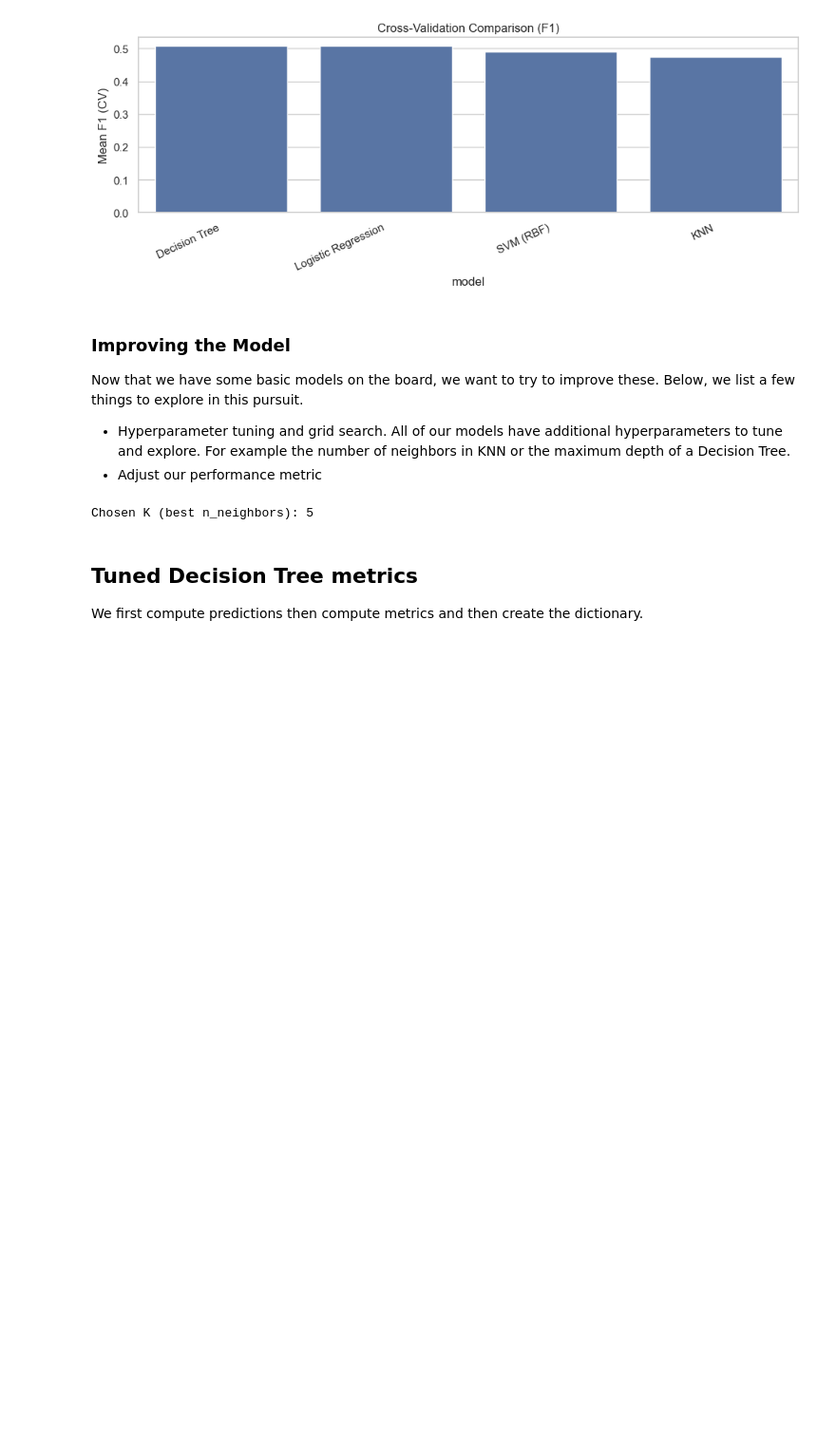
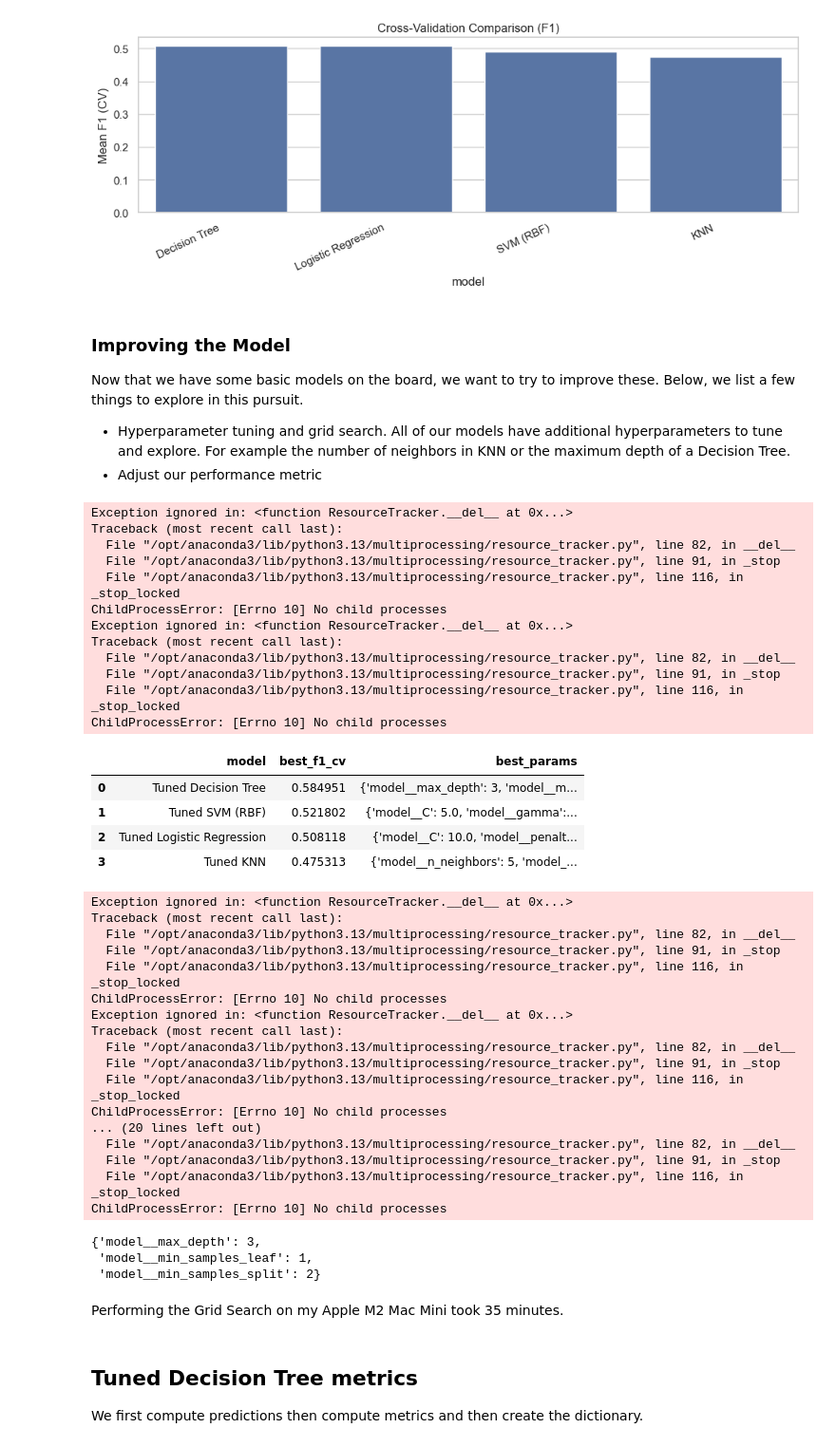
Before and after one commit to skavoori/practical-application-3, a Jupyter notebook: prompt_III.ipynb, the cells around one changed output. Shown at 95% size. Saved outputs shown, nothing was run; the diff lists cells and outputs as text; code cells hidden in the pictures; blank space fills up the shorter version.

```diff
--- a/prompt_III.ipynb
+++ b/prompt_III.ipynb
@@ -449,39 +449,77 @@ param_grids = {
         "model__n_neighbors": [5, 11, 15, 25],
         "model__weights": ["uniform", "distance"]
     },
     "Logistic Regression": {
         "model__C": [0.1, 1.0, 5.0, 10.0],
         "model__penalty": ["l2"],
         "model__solver": ["lbfgs"],
     },
     "Decision Tree": {
         "model__max_depth": [None, 3, 5, 10],
         "model__min_samples_split": [2, 10, 30],
         "model__min_samples_leaf": [1, 5, 10]
     },
     "SVM (RBF)": {
         "model__C": [0.5, 1.0, 5.0, 10.0],
         "model__gamma": ["scale", 0.1, 0.01]
     }
 }
 
 best_models = {}
 tuning_rows = []
 
 for name, model in models.items():
     pipe = Pipeline(steps=[("preprocess", preprocessor), ("model", model)])
     grid = GridSearchCV(pipe, param_grids[name], scoring="f1", cv=cv, n_jobs=-1)
     grid.fit(X_train, y_train)
     best_models[name] = grid.best_estimator_
     tuning_rows.append({"model": f"Tuned {name}", "best_f1_cv": grid.best_score_, "best_params": grid.best_params_})
 
 tuning_df = pd.DataFrame(tuning_rows).sort_values("best_f1_cv", ascending=False).reset_index(drop=True)
-tuning_df
+tuning_df.head()
+# %% [output]
+Exception ignored in: <function ResourceTracker.__del__ at 0x...>
+Traceback (most recent call last):
+  File "/opt/anaconda3/lib/python3.13/multiprocessing/resource_tracker.py", line 82, in __del__
+  File "/opt/anaconda3/lib/python3.13/multiprocessing/resource_tracker.py", line 91, in _stop
+  File "/opt/anaconda3/lib/python3.13/multiprocessing/resource_tracker.py", line 116, in _stop_locked
+ChildProcessError: [Errno 10] No child processes
+Exception ignored in: <function ResourceTracker.__del__ at 0x...>
+Traceback (most recent call last):
+  File "/opt/anaconda3/lib/python3.13/multiprocessing/resource_tracker.py", line 82, in __del__
+  File "/opt/anaconda3/lib/python3.13/multiprocessing/resource_tracker.py", line 91, in _stop
+  File "/opt/anaconda3/lib/python3.13/multiprocessing/resource_tracker.py", line 116, in _stop_locked
+ChildProcessError: [Errno 10] No child processes
+|  | model | best_f1_cv | best_params |
+| 0 | Tuned Decision Tree | 0.584951 | {'model__max_depth': 3, 'model__m... |
+| 1 | Tuned SVM (RBF) | 0.521802 | {'model__C': 5.0, 'model__gamma':... |
+| 2 | Tuned Logistic Regression | 0.508118 | {'model__C': 10.0, 'model__penalt... |
+| 3 | Tuned KNN | 0.475313 | {'model__n_neighbors': 5, 'model_... |
+Exception ignored in: <function ResourceTracker.__del__ at 0x...>
+Traceback (most recent call last):
+  File "/opt/anaconda3/lib/python3.13/multiprocessing/resource_tracker.py", line 82, in __del__
+  File "/opt/anaconda3/lib/python3.13/multiprocessing/resource_tracker.py", line 91, in _stop
+  File "/opt/anaconda3/lib/python3.13/multiprocessing/resource_tracker.py", line 116, in _stop_locked
+ChildProcessError: [Errno 10] No child processes
+Exception ignored in: <function ResourceTracker.__del__ at 0x...>
+Traceback (most recent call last):
+  File "/opt/anaconda3/lib/python3.13/multiprocessing/resource_tracker.py", line 82, in __del__
+  File "/opt/anaconda3/lib/python3.13/multiprocessing/resource_tracker.py", line 91, in _stop
+  File "/opt/anaconda3/lib/python3.13/multiprocessing/resource_tracker.py", line 116, in _stop_locked
+ChildProcessError: [Errno 10] No child processes
+... (20 lines left out)
+  File "/opt/anaconda3/lib/python3.13/multiprocessing/resource_tracker.py", line 82, in __del__
+  File "/opt/anaconda3/lib/python3.13/multiprocessing/resource_tracker.py", line 91, in _stop
+  File "/opt/anaconda3/lib/python3.13/multiprocessing/resource_tracker.py", line 116, in _stop_locked
+ChildProcessError: [Errno 10] No child processes
-# %%
-k_best = best_models["KNN"].named_steps["model"].n_neighbors
-print("Chosen K (best n_neighbors):", k_best)
-# %% [output]
-Chosen K (best n_neighbors): 5
+# %%
+tuning_df["best_params"][0]
+# %% [output]
+{'model__max_depth': 3,
+ 'model__min_samples_leaf': 1,
+ 'model__min_samples_split': 2}
+# %% [markdown]
+Performing the Grid Search on my Apple M2 Mac Mini took 35 minutes.
 # %% [markdown]
 ## Tuned Decision Tree metrics
 
```
Also changed, not shown: parts of 25 cells of this notebook, 1 other file.
